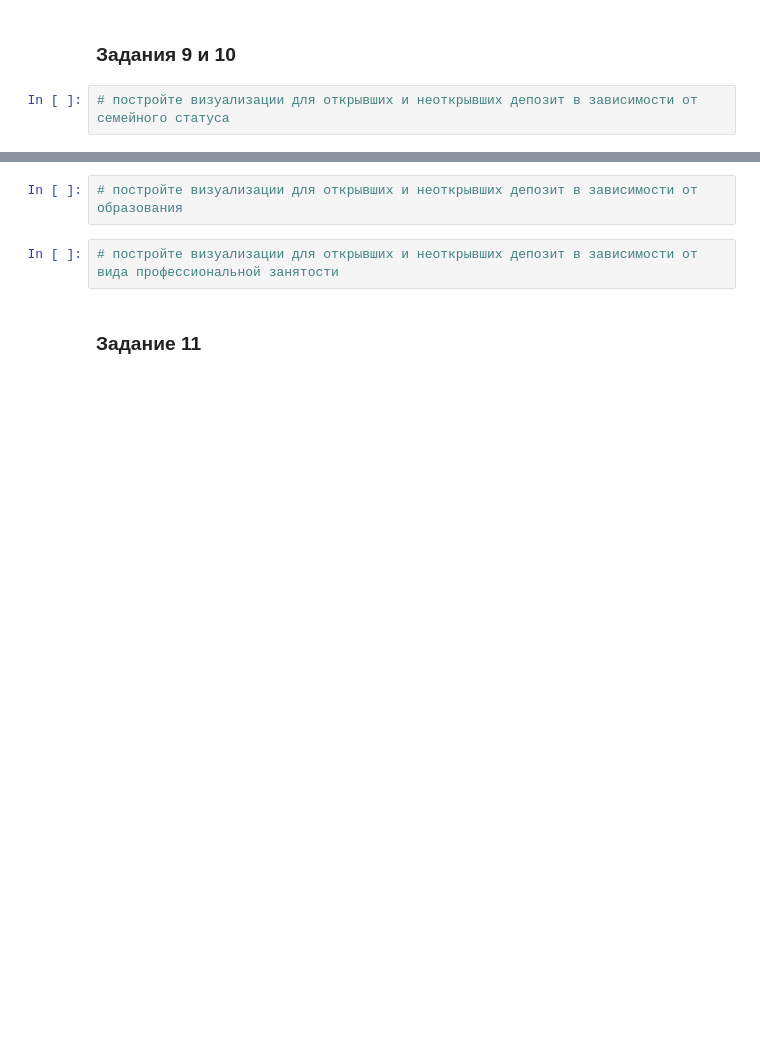
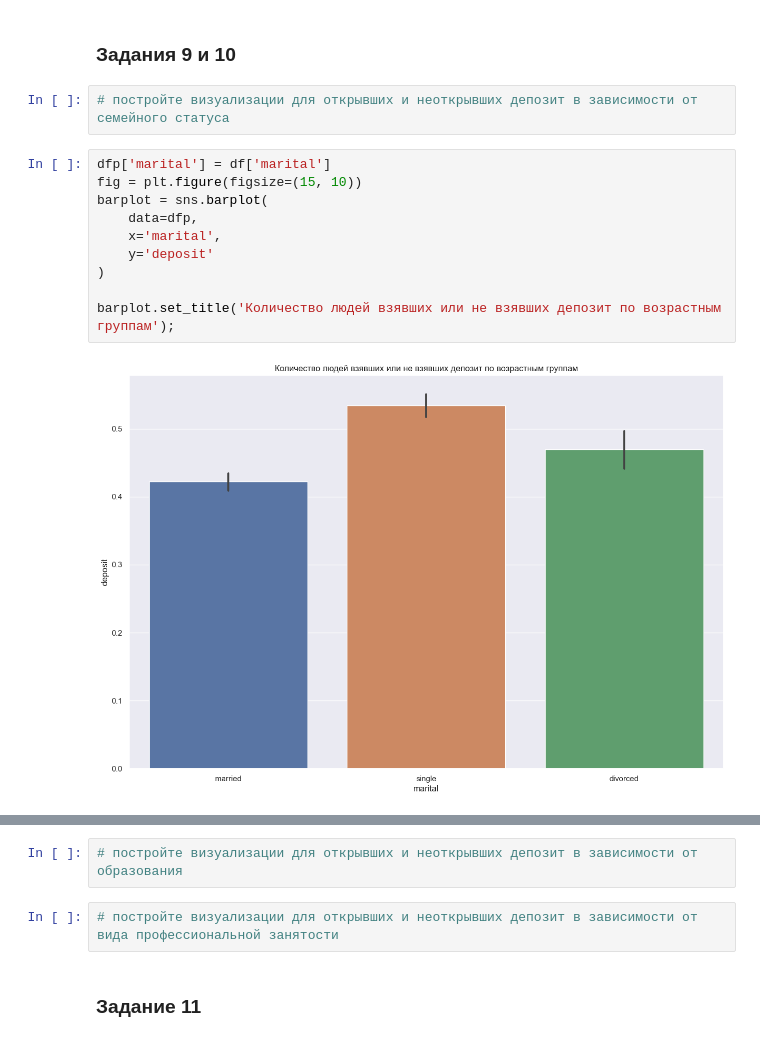
Before and after one commit to madskillskill/sf_data_science, a Jupyter notebook: PROJECT-4/Project_4_ML.ipynb, the cells around one changed output, grey strips where cells are left out. Drawn from its saved outputs; the diff is of its cells as text; blank space fills up the shorter version.

```diff
--- a/PROJECT-4/Project_4_ML.ipynb
+++ b/PROJECT-4/Project_4_ML.ipynb
@@ -282,3 +411,15 @@ ValueError: zero-size array to reduction operation fmin which has no identity
 ### Задания 9 и 10
 # %%
 # постройте визуализации для открывших и неоткрывших депозит в зависимости от семейного статуса
+# %%
+dfp['marital'] = df['marital']
+fig = plt.figure(figsize=(15, 10))
+barplot = sns.barplot(
+    data=dfp,
+    x='marital',
+    y='deposit'
+)
+
+barplot.set_title('Количество людей взявших или не взявших депозит по возрастным группам');
+# %% [output]
+[figure, added]
```
Also changed, not shown: parts of 45 cells of this notebook, 2 other files.
